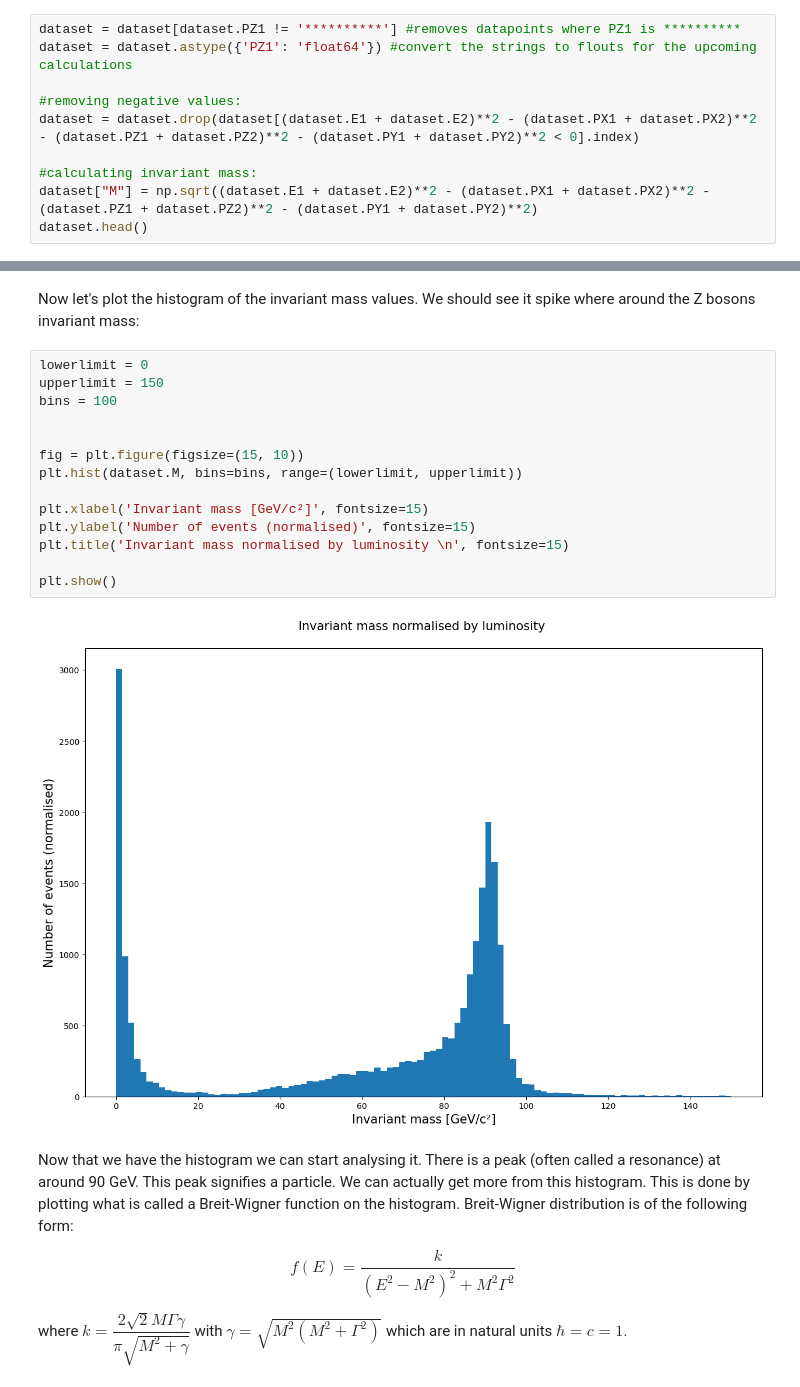
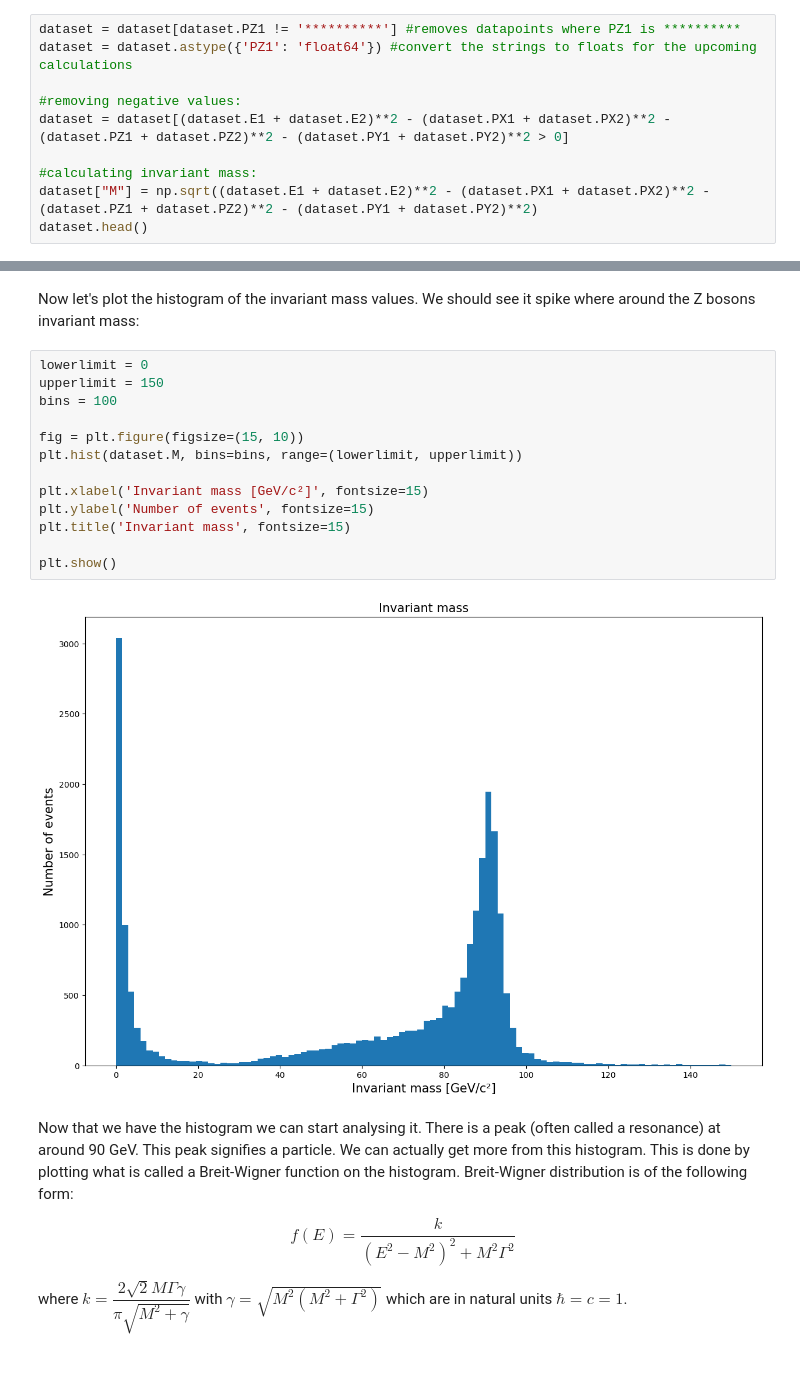
Before and after one commit to kraikisto/CERN_LEP_Z_boson, a Jupyter notebook: fulldata_invariant_mass.ipynb, the cells around one changed output, grey strips where cells are left out. Drawn from its saved outputs; the diff is of its cells as text.

```diff
--- a/fulldata_invariant_mass.ipynb
+++ b/fulldata_invariant_mass.ipynb
@@ -32,9 +33,9 @@ To simplify the calculations we can use natural units where $c=1$. If you just d
 # %%
 dataset = dataset[dataset.PZ1 != '**********'] #removes datapoints where PZ1 is **********
-dataset = dataset.astype({'PZ1': 'float64'}) #convert the strings to flouts for the upcoming calculations
+dataset = dataset.astype({'PZ1': 'float64'}) #convert the strings to floats for the upcoming calculations
 
 #removing negative values:
-dataset = dataset.drop(dataset[(dataset.E1 + dataset.E2)**2 - (dataset.PX1 + dataset.PX2)**2 - (dataset.PZ1 + dataset.PZ2)**2 - (dataset.PY1 + dataset.PY2)**2 < 0].index)
+dataset = dataset[(dataset.E1 + dataset.E2)**2 - (dataset.PX1 + dataset.PX2)**2 - (dataset.PZ1 + dataset.PZ2)**2 - (dataset.PY1 + dataset.PY2)**2 > 0]
 
 #calculating invariant mass:
 dataset["M"] = np.sqrt((dataset.E1 + dataset.E2)**2 - (dataset.PX1 + dataset.PX2)**2 - (dataset.PZ1 + dataset.PZ2)**2 - (dataset.PY1 + dataset.PY2)**2)
@@ -52,19 +53,18 @@ Now let's plot the histogram of the invariant mass values. We should see it spik
 # %%
 lowerlimit = 0
 upperlimit = 150
 bins = 100
 
-
 fig = plt.figure(figsize=(15, 10))
 plt.hist(dataset.M, bins=bins, range=(lowerlimit, upperlimit))
 
 plt.xlabel('Invariant mass [GeV/c²]', fontsize=15)
-plt.ylabel('Number of events (normalised)', fontsize=15)
-plt.title('Invariant mass normalised by luminosity \n', fontsize=15)
+plt.ylabel('Number of events', fontsize=15)
+plt.title('Invariant mass', fontsize=15)
 
 plt.show()
 # %% [output]
-[figure, old version]
+[figure, new version]
 # %% [markdown]
 Now that we have the histogram we can start analysing it. There is a peak (often called a resonance) at around 90 GeV. This peak signifies a particle. We can actually get more from this histogram. This is done by plotting what is called a Breit-Wigner function on the histogram. Breit-Wigner distribution is of the following form:
 
```
Also changed, not shown: parts of 13 cells of this notebook, 9 other files.
